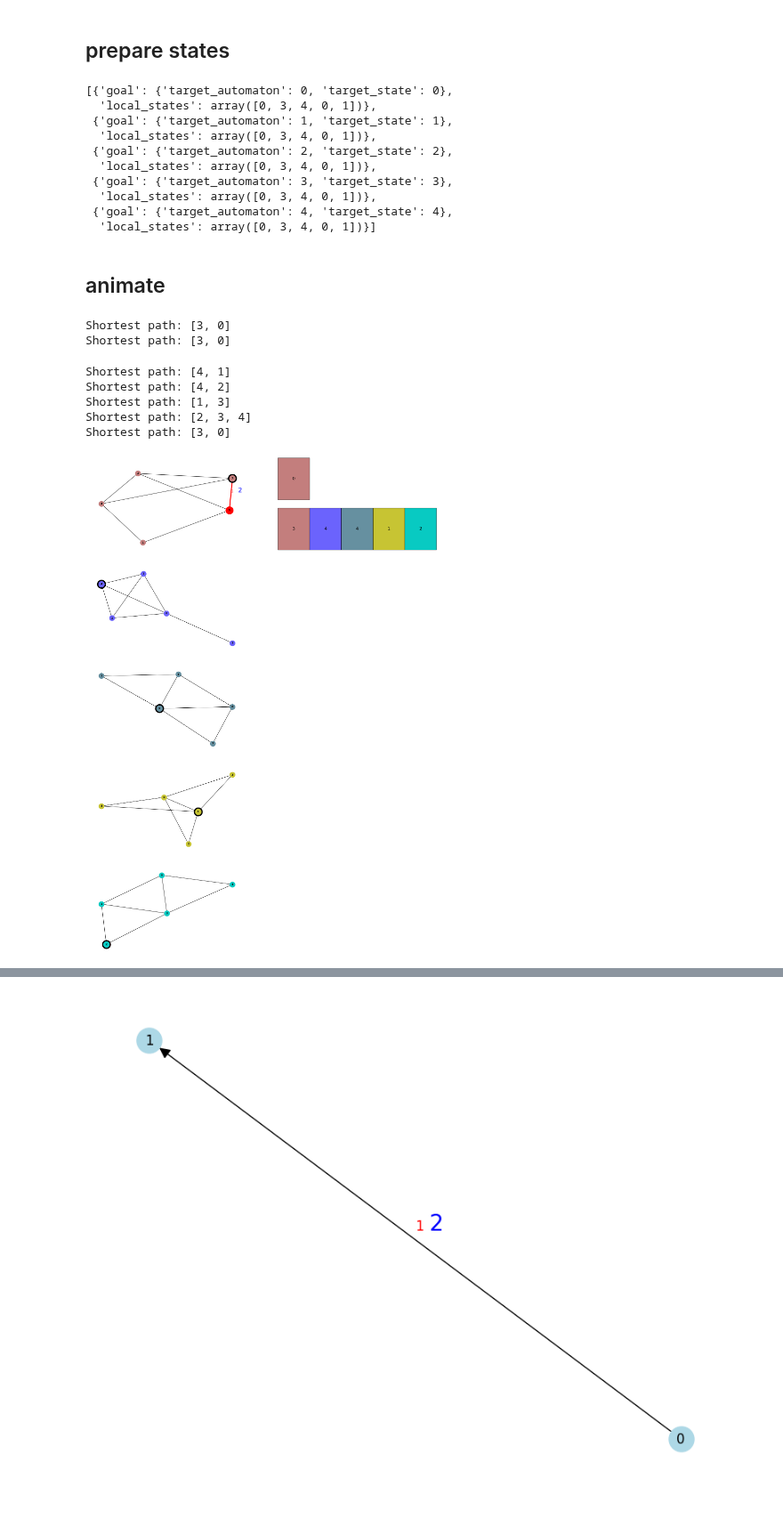
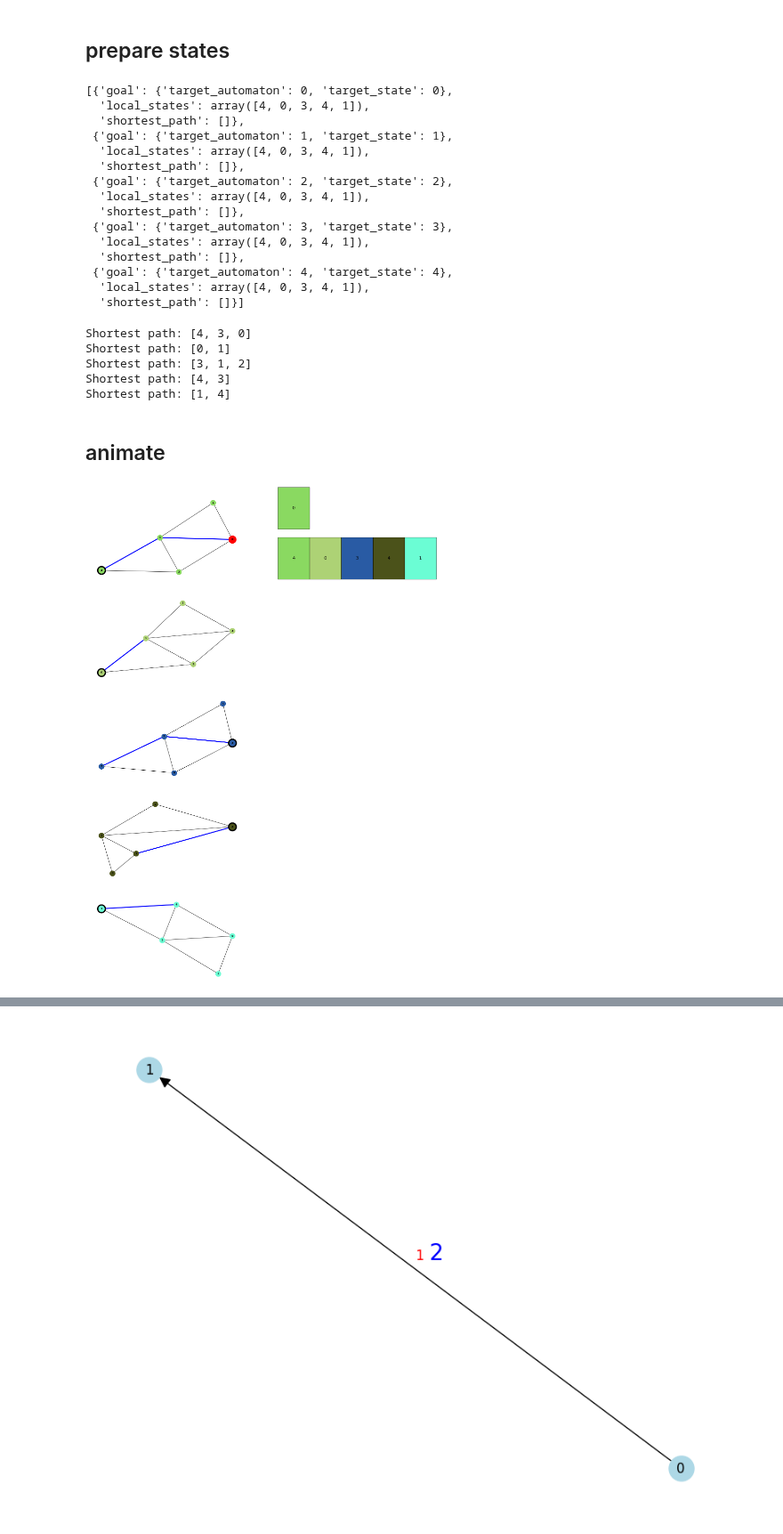
Before and after one commit to pe-hy/rl_basic_transformer, a Jupyter notebook: data_generation/visualize_search.ipynb, the cells around one changed output, grey strips where cells are left out. Shown at 89% size. Drawn from its saved outputs; the diff is of its cells as text; code cells hidden in the pictures.

Commit message:
added shortest path visualization + variable clean up

```diff
--- a/data_generation/visualize_search.ipynb
+++ b/data_generation/visualize_search.ipynb
@@ -42,28 +46,53 @@ for _ in range(5):
 # %% [markdown]
 ## prepare states
 # %%
-
-numbers = np.random.randint(0, 5, size=5)
+numbers = np.random.randint(0, nodes_number, size=nodes_number)
 target_automaton = 0
 target_state = 0
 
 states = []
-for i in range(5):
-    states.append({'goal': {'target_automaton': (target_automaton+i)%5, 'target_state': (target_state+i)%5},
-                   'local_states': numbers})
+for i in range(graphs_number):
+    states.append({'goal': {'target_automaton': (target_automaton+i)%graphs_number, 'target_state': (target_state+i)%graphs_number},
+                   'local_states': numbers, 'shortest_path': []})
 len(states)
 states
 # %% [output]
 [{'goal': {'target_automaton': 0, 'target_state': 0},
-  'local_states': array([0, 3, 4, 0, 1])},
+  'local_states': array([4, 0, 3, 4, 1]),
+  'shortest_path': []},
  {'goal': {'target_automaton': 1, 'target_state': 1},
-  'local_states': array([0, 3, 4, 0, 1])},
+  'local_states': array([4, 0, 3, 4, 1]),
+  'shortest_path': []},
  {'goal': {'target_automaton': 2, 'target_state': 2},
-  'local_states': array([0, 3, 4, 0, 1])},
+  'local_states': array([4, 0, 3, 4, 1]),
+  'shortest_path': []},
  {'goal': {'target_automaton': 3, 'target_state': 3},
-  'local_states': array([0, 3, 4, 0, 1])},
+  'local_states': array([4, 0, 3, 4, 1]),
+  'shortest_path': []},
  {'goal': {'target_automaton': 4, 'target_state': 4},
-  'local_states': array([0, 3, 4, 0, 1])}]
+  'local_states': array([4, 0, 3, 4, 1]),
+  'shortest_path': []}]
+# %%
+# Compute shortest path
+for i in range(graphs_number):
+    state = states[i]
+    current_goal = state['goal']
+    target_state = current_goal['target_state']
+    target_automaton = current_goal['target_automaton']
+    local_state = numbers[i]
+
+    G = graphs[i]
+
+    current_shortest_path = nx.shortest_path(G, source=local_state, target=target_state)
+    print("Shortest path:", current_shortest_path)
+
+    states[i]['shortest_path'] = current_shortest_path
+# %% [output]
+Shortest path: [4, 3, 0]
+Shortest path: [0, 1]
+Shortest path: [3, 1, 2]
+Shortest path: [4, 3]
+Shortest path: [1, 4]
 # %% [markdown]
 ## animate
 # %%
@@ -72,10 +101,10 @@ import numpy as np
 
 # Create a figure with custom gridspec
 fig = plt.figure(figsize=(20, 28))
-gs = plt.GridSpec(5, 2, figure=fig)
+gs = plt.GridSpec(graphs_number, 2, figure=fig)
 
 
-# Main automata data
+# Main automaton data
 original_state = states[0]
 original_goal = original_state['goal']
 original_target_state = original_goal['target_state']
@@ -94,7 +123,7 @@ def update(frame,states):
     # Clear the figure
     fig.clear()
     # Create 5 random graphs in the first column
-    for i in range(5):
+    for i in range(graphs_number):
         local_state = numbers[i]
 
         ax = fig.add_subplot(gs[i, 0])
@@ -117,12 +146,19 @@ def update(frame,states):
                             edgecolors='black',
                             linewidths=4)
 
-        # Color the original target state in red if the first automaton is being processed
+        # Color the original target state in red
         if i == 0:
             nx.draw_networkx_nodes(G, pos, ax=ax,
                                 nodelist=[original_target_state],
                                 node_color='red',
                                 node_size=600)
+
+        # Highlight shortest path
+        for n in range(len(states[i]['shortest_path'])-1):
+            nx.draw_networkx_edges(G, pos, ax=ax,
+                                edgelist=[(states[i]['shortest_path'][n], states[i]['shortest_path'][n+1])],
+                                edge_color='blue',
+                                width=3)
 
         # Highlight the edge between the local state and target state (if it exists)
         if i == target_automaton and G.has_edge(local_state, target_state):
@@ -143,38 +179,31 @@ def update(frame,states):
     ax = fig.add_subplot(gs[:1, 1])
 
     ax.clear()
     ax.axis('off')
     # Create vector of 5 random numbers
     top_row = [str(target_state)]
     top_colors = [colors[target_automaton]]
     # Create sample data for tables
     table1 = ax.table(cellText=[numbers],
                     cellColours=[colors],
                     cellLoc='center',
                     loc='center',
                     bbox=[0, 0, 1, 0.5])
 
     table2 = ax.table(cellText=[top_row],
                     cellColours=[top_colors],
                     cellLoc='center',
                     loc='center',
                     bbox=[0.2*target_automaton, 0.6, 0.2, 0.5]) # prvni souradnice ovlivnuje umisteni vrchni bunky
 
     # Style the tables
     table1.set_fontsize(14)
     table2.set_fontsize(14)
 
 # Create animation
 anim = animation.FuncAnimation(fig, update, frames=5,
                                fargs=(states,) ,
                              interval=1000, repeat=True)
 anim.save('search_animation.gif', writer='pillow')
 # %% [output]
-Shortest path: [3, 0]
-Shortest path: [3, 0]
-Shortest path: [4, 1]
-Shortest path: [4, 2]
-Shortest path: [1, 3]
-Shortest path: [2, 3, 4]
-Shortest path: [3, 0]
-[figure, old version]
+[figure, new version]
```
Also changed, not shown: parts of 2 cells of this notebook.
